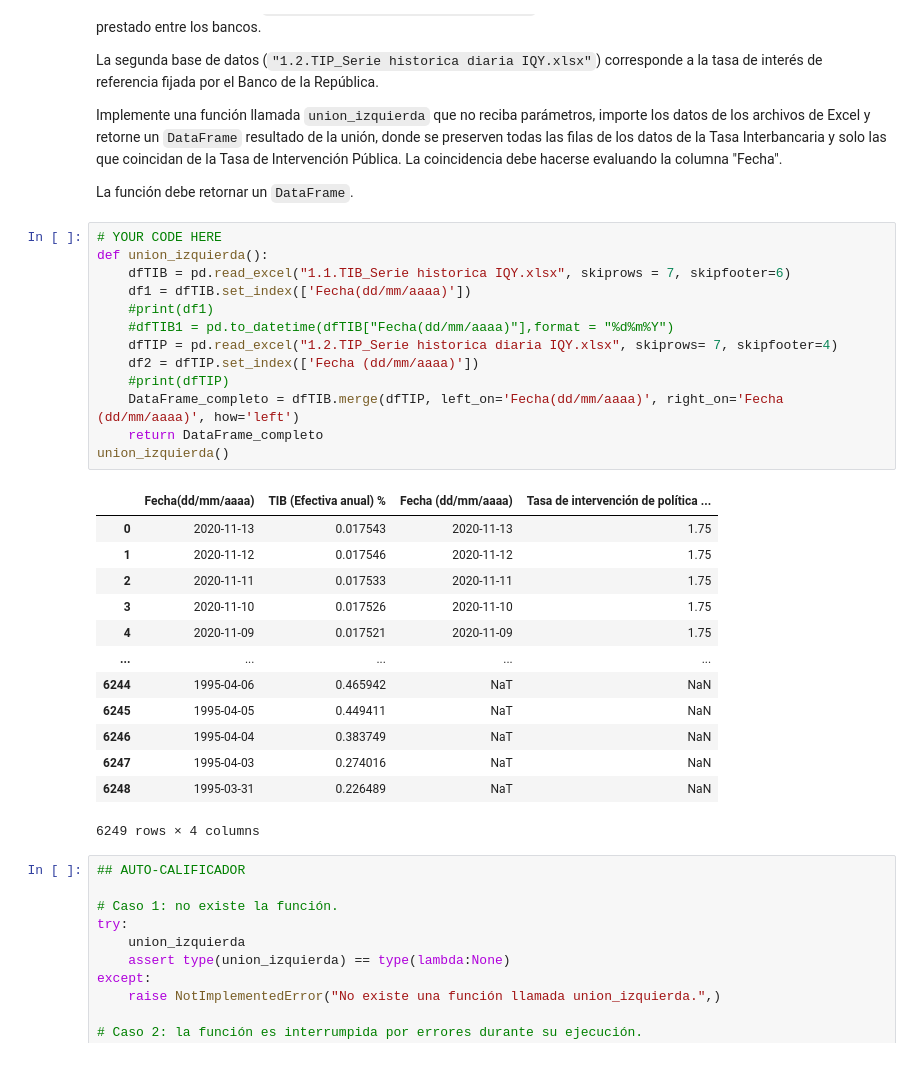
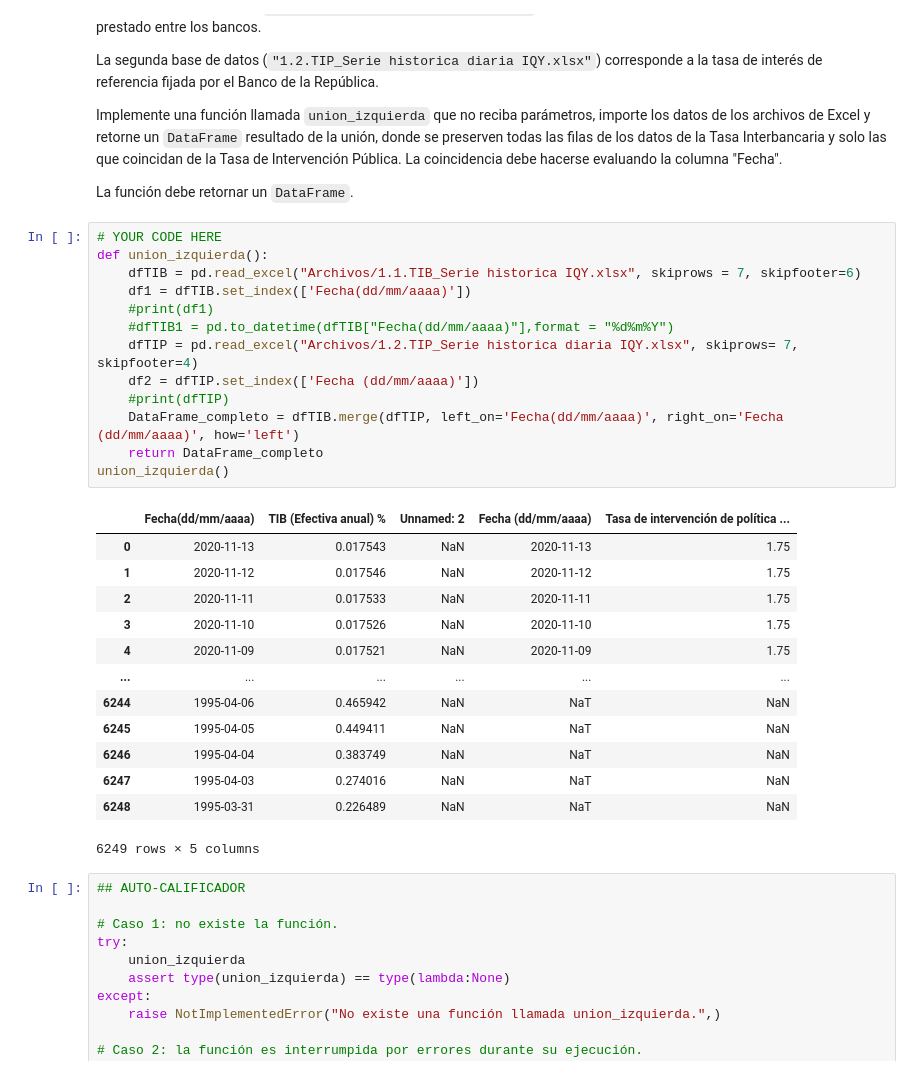
Before and after one commit to ncifuentesb/MIIA_estudiante_9, a Jupyter notebook: Talleres/Taller_7_9.ipynb, the cells around one changed output. Saved outputs shown, nothing was run; the diff lists cells and outputs as text.

```diff
--- a/Talleres/Taller_7_9.ipynb
+++ b/Talleres/Taller_7_9.ipynb
@@ -447,30 +447,30 @@ La función debe retornar un `DataFrame`.
 # %%
 # YOUR CODE HERE
 def union_izquierda():
-    dfTIB = pd.read_excel("1.1.TIB_Serie historica IQY.xlsx", skiprows = 7, skipfooter=6)
+    dfTIB = pd.read_excel("Archivos/1.1.TIB_Serie historica IQY.xlsx", skiprows = 7, skipfooter=6)
     df1 = dfTIB.set_index(['Fecha(dd/mm/aaaa)'])
     #print(df1)
     #dfTIB1 = pd.to_datetime(dfTIB["Fecha(dd/mm/aaaa)"],format = "%d%m%Y")
-    dfTIP = pd.read_excel("1.2.TIP_Serie historica diaria IQY.xlsx", skiprows= 7, skipfooter=4)
+    dfTIP = pd.read_excel("Archivos/1.2.TIP_Serie historica diaria IQY.xlsx", skiprows= 7, skipfooter=4)
     df2 = dfTIP.set_index(['Fecha (dd/mm/aaaa)'])
     #print(dfTIP)
     DataFrame_completo = dfTIB.merge(dfTIP, left_on='Fecha(dd/mm/aaaa)', right_on='Fecha (dd/mm/aaaa)', how='left')
     return DataFrame_completo
 union_izquierda()
 # %% [output]
-|  | Fecha(dd/mm/aaaa) | TIB (Efectiva anual) % | Fecha (dd/mm/aaaa) | Tasa de intervención de política ... |
-| 0 | 2020-11-13 | 0.017543 | 2020-11-13 | 1.75 |
-| 1 | 2020-11-12 | 0.017546 | 2020-11-12 | 1.75 |
-| 2 | 2020-11-11 | 0.017533 | 2020-11-11 | 1.75 |
-| 3 | 2020-11-10 | 0.017526 | 2020-11-10 | 1.75 |
-| 4 | 2020-11-09 | 0.017521 | 2020-11-09 | 1.75 |
-| ... | ... | ... | ... | ... |
-| 6244 | 1995-04-06 | 0.465942 | NaT | NaN |
-| 6245 | 1995-04-05 | 0.449411 | NaT | NaN |
-| 6246 | 1995-04-04 | 0.383749 | NaT | NaN |
-| 6247 | 1995-04-03 | 0.274016 | NaT | NaN |
-| 6248 | 1995-03-31 | 0.226489 | NaT | NaN |
+|  | Fecha(dd/mm/aaaa) | TIB (Efectiva anual) % | Unnamed: 2 | Fecha (dd/mm/aaaa) | Tasa de intervención de política ... |
+| 0 | 2020-11-13 | 0.017543 | NaN | 2020-11-13 | 1.75 |
+| 1 | 2020-11-12 | 0.017546 | NaN | 2020-11-12 | 1.75 |
+| 2 | 2020-11-11 | 0.017533 | NaN | 2020-11-11 | 1.75 |
+| 3 | 2020-11-10 | 0.017526 | NaN | 2020-11-10 | 1.75 |
+| 4 | 2020-11-09 | 0.017521 | NaN | 2020-11-09 | 1.75 |
+| ... | ... | ... | ... | ... | ... |
+| 6244 | 1995-04-06 | 0.465942 | NaN | NaT | NaN |
+| 6245 | 1995-04-05 | 0.449411 | NaN | NaT | NaN |
+| 6246 | 1995-04-04 | 0.383749 | NaN | NaT | NaN |
+| 6247 | 1995-04-03 | 0.274016 | NaN | NaT | NaN |
+| 6248 | 1995-03-31 | 0.226489 | NaN | NaT | NaN |
-6249 rows × 4 columns
+6249 rows × 5 columns
 # %%
 ## AUTO-CALIFICADOR
 
```
Also changed, not shown: parts of 3 cells of this notebook.
